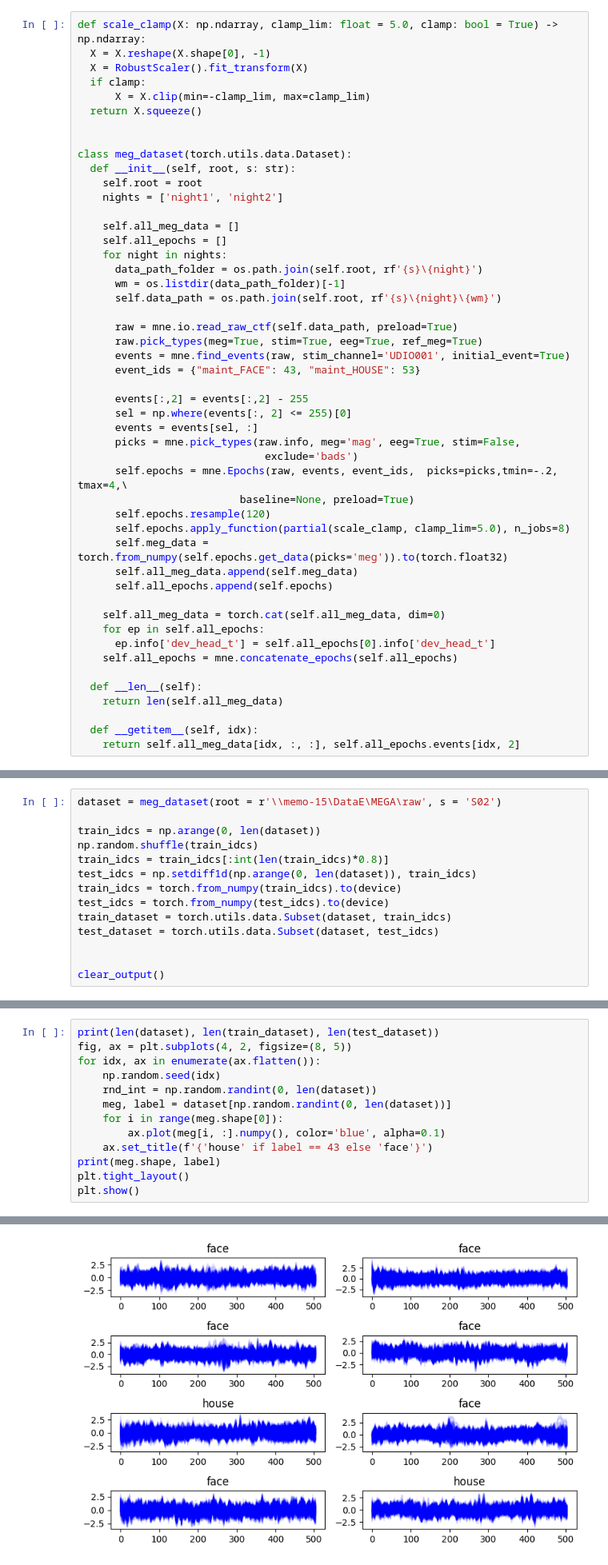
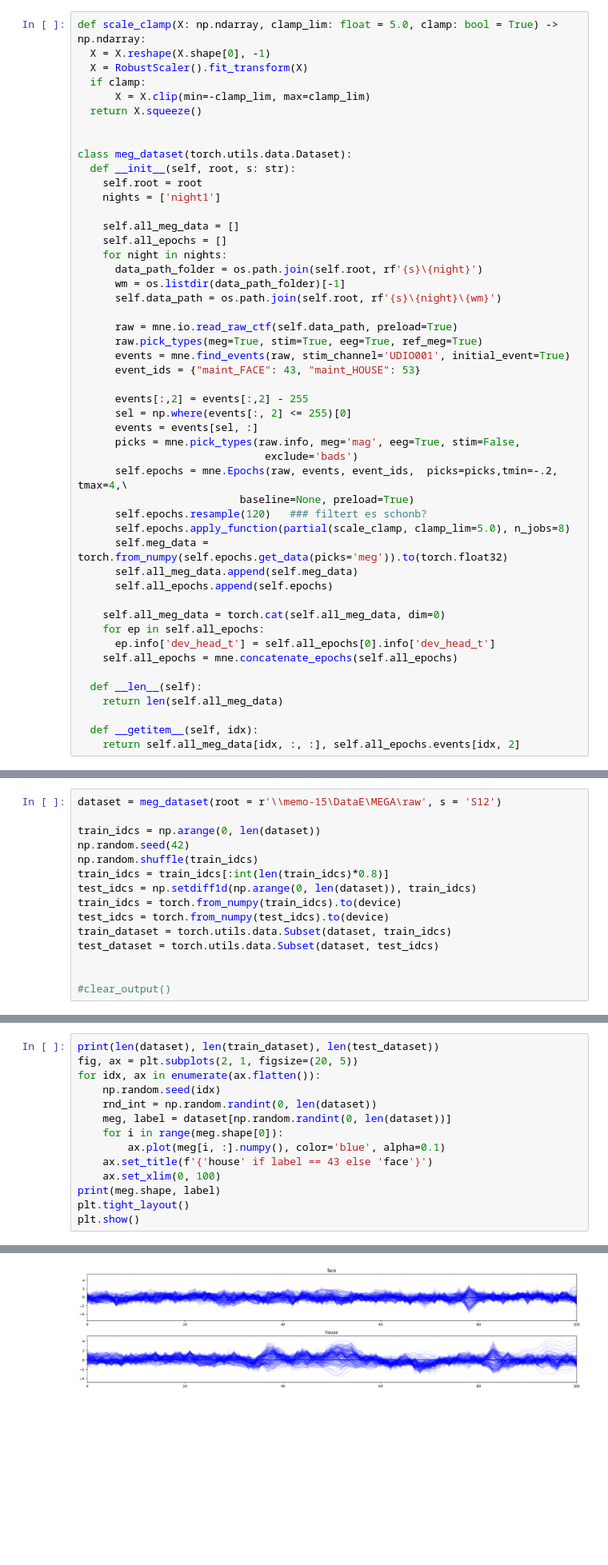
Before and after one commit to GustavKS/BrainDecoding, a Jupyter notebook: notebooks/dataset.ipynb, the cells around one changed output, grey strips where cells are left out. Shown: that part at 80% size. Cells and saved outputs as stored; diff of their text form; blank space fills up the shorter version.

```diff
--- a/notebooks/dataset.ipynb
+++ b/notebooks/dataset.ipynb
@@ -27,7 +27,7 @@ def scale_clamp(X: np.ndarray, clamp_lim: float = 5.0, clamp: bool = True) -> np
 class meg_dataset(torch.utils.data.Dataset):
   def __init__(self, root, s: str):
     self.root = root
-    nights = ['night1', 'night2']
+    nights = ['night1']
 
     self.all_meg_data = []
     self.all_epochs = []
@@ -48,7 +48,7 @@ class meg_dataset(torch.utils.data.Dataset):
                               exclude='bads')
       self.epochs = mne.Epochs(raw, events, event_ids,  picks=picks,tmin=-.2, tmax=4,\
                           baseline=None, preload=True)
-      self.epochs.resample(120)
+      self.epochs.resample(120)   ### filtert es schonb?
       self.epochs.apply_function(partial(scale_clamp, clamp_lim=5.0), n_jobs=8)
       self.meg_data = torch.from_numpy(self.epochs.get_data(picks='meg')).to(torch.float32)
       self.all_meg_data.append(self.meg_data)
@@ -108,7 +492,8 @@ class NaiveModel(nn.Module):
 # %%
-dataset = meg_dataset(root = r'\\memo-15\DataE\MEGA\raw', s = 'S02')
+dataset = meg_dataset(root = r'\\memo-15\DataE\MEGA\raw', s = 'S12')
 
 train_idcs = np.arange(0, len(dataset))
+np.random.seed(42)
 np.random.shuffle(train_idcs)
 train_idcs = train_idcs[:int(len(train_idcs)*0.8)]
 test_idcs = np.setdiff1d(np.arange(0, len(dataset)), train_idcs)
@@ -118,4 +503,4 @@ train_dataset = torch.utils.data.Subset(dataset, train_idcs)
 test_dataset = torch.utils.data.Subset(dataset, test_idcs)
 
 
-clear_output()
+#clear_output()
@@ -122,6 +532,6 @@ clear_output()
 # %%
 print(len(dataset), len(train_dataset), len(test_dataset))
-fig, ax = plt.subplots(4, 2, figsize=(8, 5))
+fig, ax = plt.subplots(2, 1, figsize=(20, 5))
 for idx, ax in enumerate(ax.flatten()):
     np.random.seed(idx)
     rnd_int = np.random.randint(0, len(dataset))
@@ -129,6 +539,7 @@ for idx, ax in enumerate(ax.flatten()):
     for i in range(meg.shape[0]):
         ax.plot(meg[i, :].numpy(), color='blue', alpha=0.1)
     ax.set_title(f'{'house' if label == 43 else 'face'}')
+    ax.set_xlim(0, 100)
 print(meg.shape, label)
 plt.tight_layout()
 plt.show()
@@ -138,4 +549,4 @@ torch.Size([296, 504]) 43
-[figure, old version]
+[figure, new version]
 # %%
 device = torch.device("cuda" if torch.cuda.is_available() else "cpu")
 train_loader = torch.utils.data.DataLoader(train_dataset, batch_size=64, shuffle=True)
```
Also changed, not shown: parts of 6 cells of this notebook, 16 other files.
